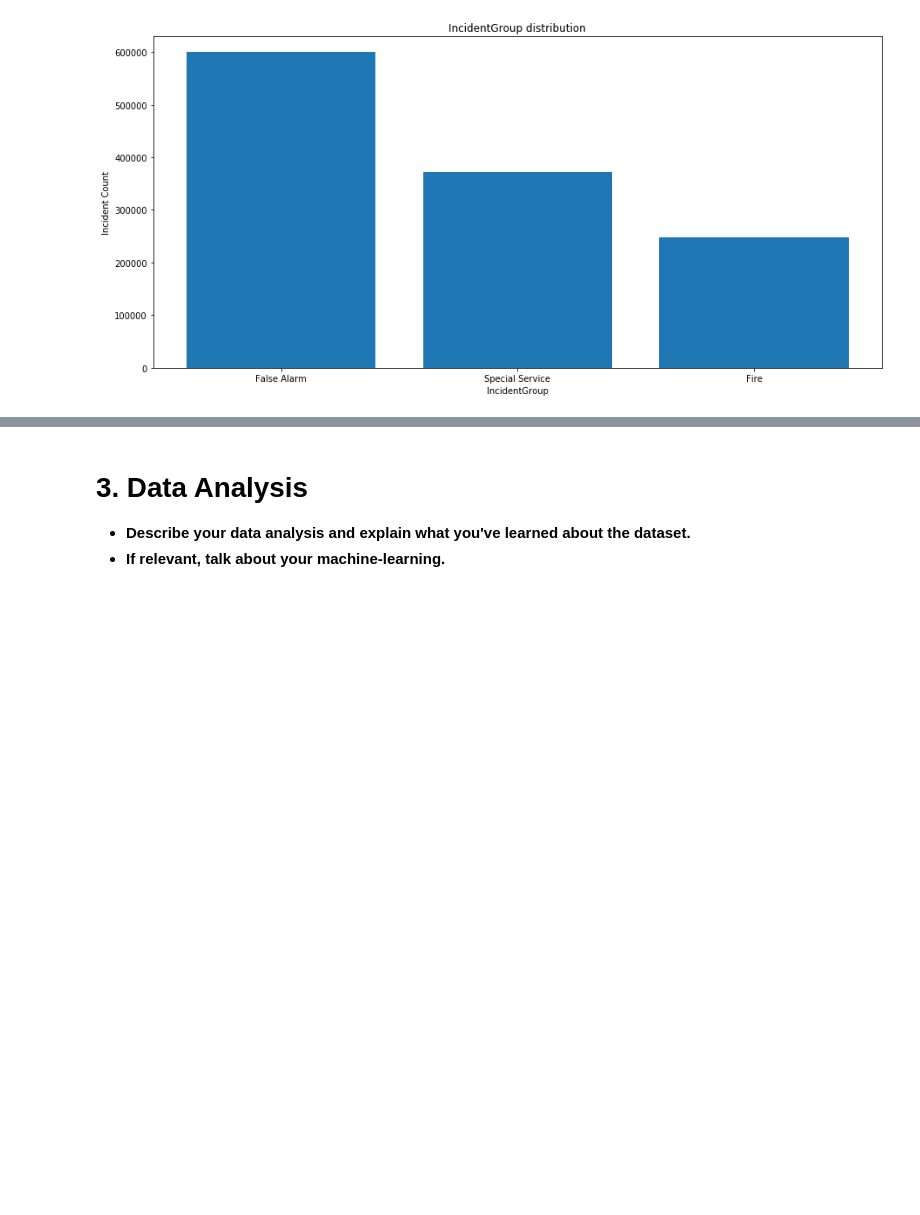
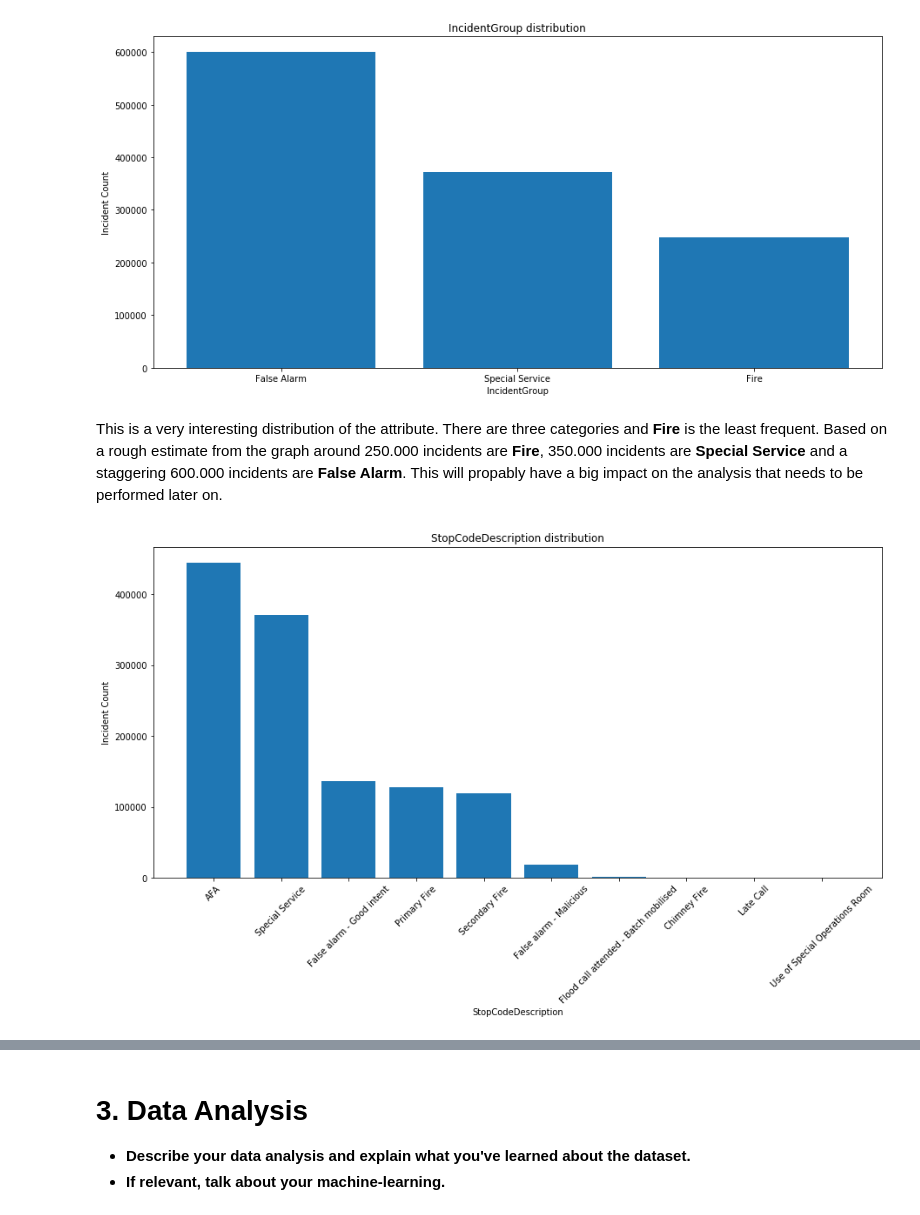
Before and after one commit to hlynurarni/Social-Data-Analysis-Final, a Jupyter notebook: Explainer Notebook.ipynb, the cells around one changed output, grey strips where cells are left out. Cells and saved outputs as stored; diff of their text form; code cells hidden in the pictures; blank space fills up the shorter version.

Commit message:
Explanatory analysis update
* Added more plots
* Modified plotting function

```diff
--- a/Explainer Notebook.ipynb
+++ b/Explainer Notebook.ipynb
@@ -228,8 +230,10 @@ def simplePlottingFunction(dataframe_column, chart_type, top_values):
         plt.bar(dataframe_column.value_counts().index, dataframe_column.value_counts().values)
     elif (chart_type=='scatter' and top_values == False):
         plt.scatter(dataframe_column.value_counts().index, dataframe_column.value_counts().values, s=1)
+    elif (chart_type=='hist' and top_values == False):
+        plt.hist(dataframe_column, 100)
     elif (chart_type=='bar' and top_values == True):
-        plt.bar(dataframe_column.value_counts().index[1:20], dataframe_column.value_counts().values[1:20])
+        plt.bar(dataframe_column.value_counts().index[0:20], dataframe_column.value_counts().values[0:20])
         plt.title(str(dataframe_column.name) + ' distribution - Top 20 values')
         plt.xlabel(str(dataframe_column.name))
         plt.ylabel('Incident Count')
@@ -259,3 +263,10 @@ The *HourOfCall* shows a very striking distribution. It is very clear that fewer
 simplePlottingFunction(df.IncidentGroup, 'bar', False)
 # %% [output]
 [figure]
+# %% [markdown]
+This is a very interesting distribution of the attribute. There are three categories and **Fire** is the least frequent. Based on a rough estimate from the graph around 250.000 incidents are **Fire**, 350.000 incidents are **Special Service** and a staggering 600.000 incidents are **False Alarm**. This will propably have a big impact on the analysis that needs to be performed later on.
+# %%
+simplePlottingFunction(df.StopCodeDescription, 'bar', False)
+plt.xticks(rotation=45);
+# %% [output]
+[figure, added]
```
Also changed, not shown: parts of 39 cells of this notebook, 1 other file.
